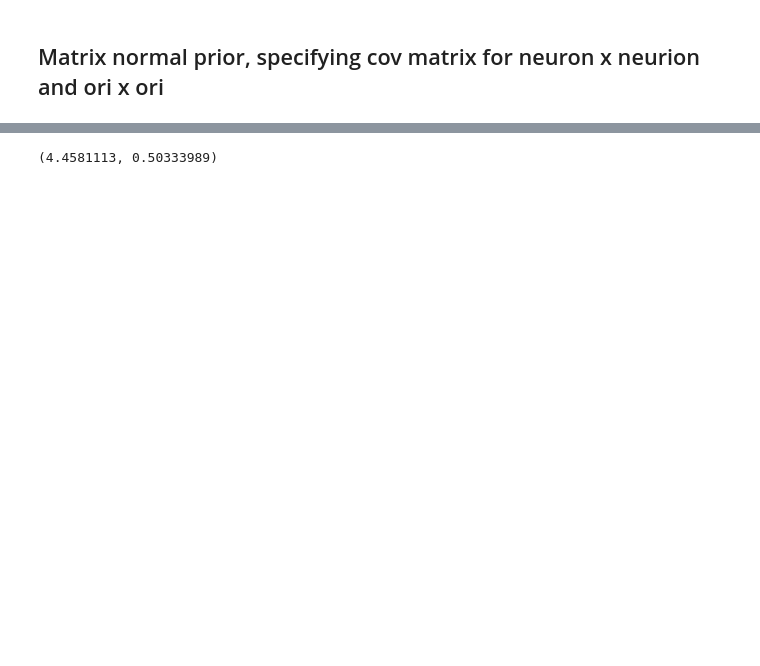
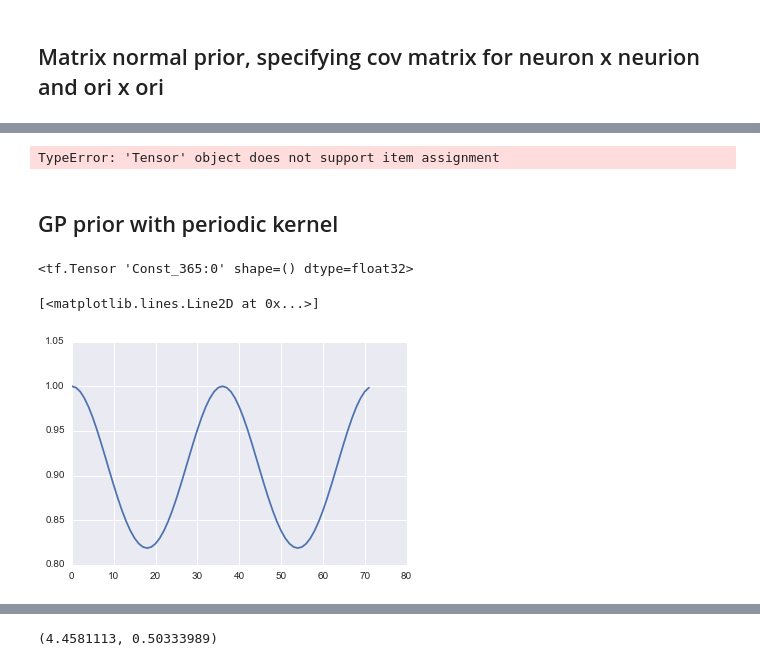
Before and after one commit to fdamani/neural_decoding_macaque_visual_graf2011, a Jupyter notebook: src/notebooks/data_processing_with_tuning_curves.ipynb, the cells around one changed output, grey strips where cells are left out. Drawn from its saved outputs; the diff is of its cells as text; code cells hidden in the pictures; blank space fills up the shorter version.

Commit message:
periodic kernel function using matrices and tensorflow.

```diff
--- a/src/notebooks/data_processing_with_tuning_curves.ipynb
+++ b/src/notebooks/data_processing_with_tuning_curves.ipynb
@@ -1006,0 +1187,2 @@ inference.finalize()
+# %%
+X = np.array([1, 2, 3, 4, 5, 6])
@@ -1006,0 +1200,9 @@ inference.finalize()
+# %%
+p = X.shape[0]# C-1 # period
+lengthscale = tf.nn.softplus(tf.Variable(tf.random_normal([])))
+variance = tf.nn.softplus(tf.Variable(tf.random_normal([])))
+periodic_kern(X, p, lengthscale, variance)
+# %% [output]
+TypeError: 'Tensor' object does not support item assignment
+# %% [markdown]
+## GP prior with periodic kernel
@@ -1006,0 +1216,10 @@ inference.finalize()
+# %%
+def periodic_kernmat(x, p, lengthscale, variance):
+    lengthscale = tf.convert_to_tensor(lengthscale)
+    variance = tf.convert_to_tensor(variance)
+    p = tf.convert_to_tensor(p)
+    x = tf.cast(tf.convert_to_tensor(x), tf.float32)
+    pi = tf.convert_to_tensor(np.pi)
+    k = variance * tf.exp(-(2 * tf.sin(pi * tf.abs(tf.reshape(x, [-1,1]) -
+                                                      tf.reshape(x, [1,-1])) / p)**2) / lengthscale)
+    return k
@@ -1006,0 +1232,9 @@ inference.finalize()
+# %%
+tf.convert_to_tensor(np.pi)
+# %% [output]
+<tf.Tensor 'Const_365:0' shape=() dtype=float32>
+# %%
+plt.plot(periodic_kernmat(tf.cast(np.arange(0,72), tf.float32), 36.0, 10.0, 1.0).eval()[0])
+# %% [output]
+[<matplotlib.lines.Line2D at 0x...>]
+[figure, added]
```
Also changed, not shown: parts of 34 cells of this notebook.
